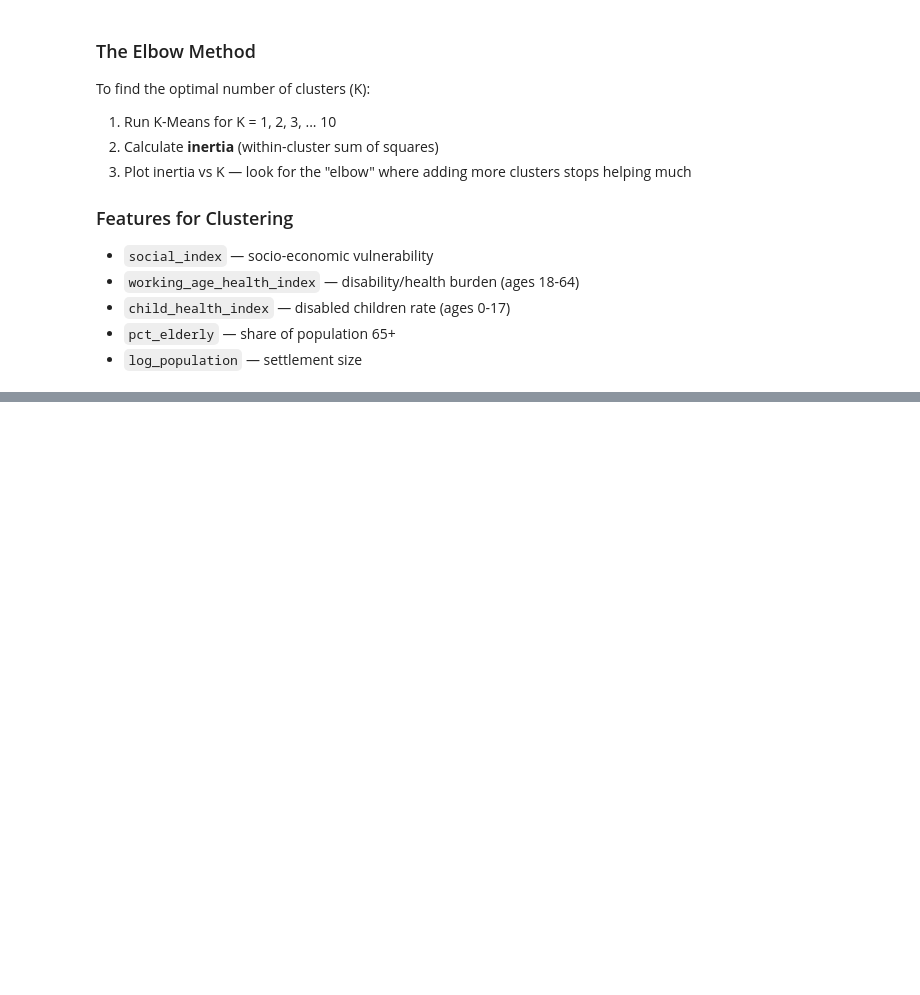
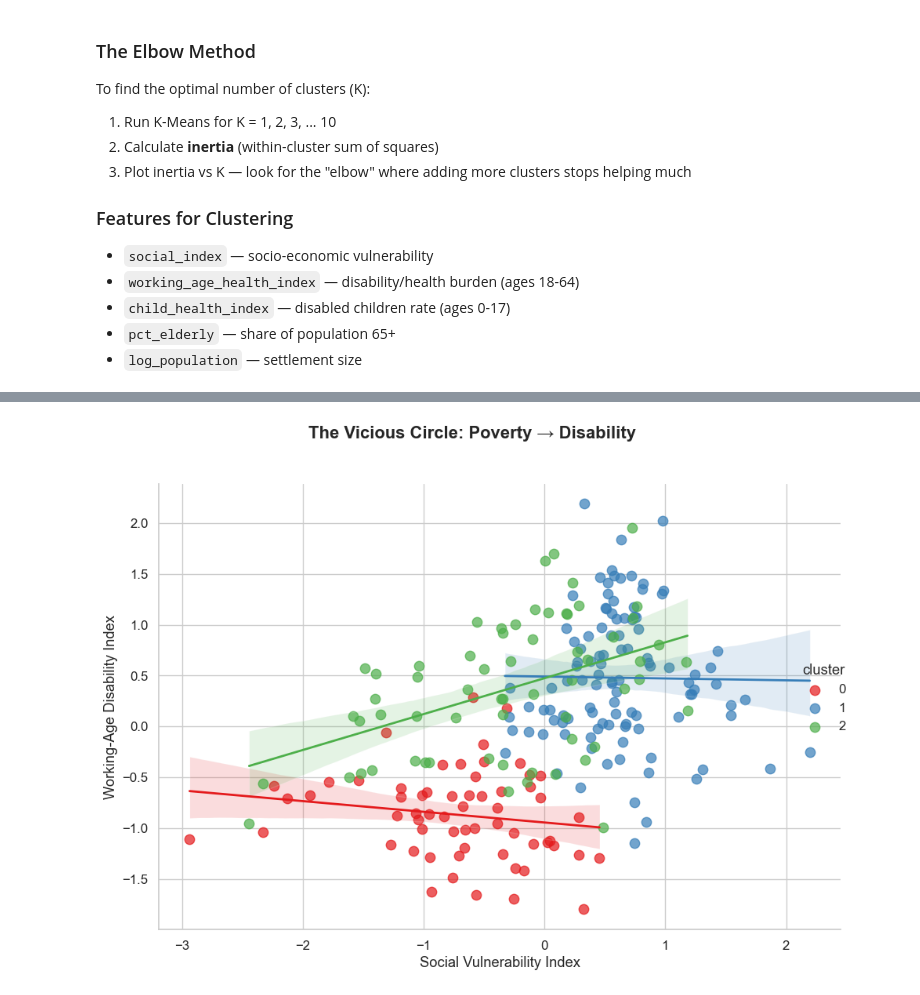
Before and after one commit to TovTechOrg/research-vicious-circle, a Jupyter notebook: vicious_circle_clustering.ipynb, the cells around one changed output, grey strips where cells are left out. Cells and saved outputs as stored; diff of their text form; code cells hidden in the pictures; blank space fills up the shorter version.

```diff
--- a/vicious_circle_clustering.ipynb
+++ b/vicious_circle_clustering.ipynb
@@ -495,21 +467,21 @@ fig_heatmap.show()
 # %%
-# --- 2.2 Main Relationship: Social vs Working-Age Health ---
+# === MAIN RELATIONSHIP: Social vs Working-Age Health ===
 
-fig_main = px.scatter(
-    df_work,
+g = sns.lmplot(
+    data=df_work,
     x="social_index",
     y="working_age_health_index",
-    color=df_work["cluster"].astype(str),
-    size="total_population",
-    hover_name="settlement_name",
-    trendline="ols",
-    labels={
-        "social_index": "Social Vulnerability Index",
-        "working_age_health_index": "Working-Age Disability Index"
-    },
-    title="The Vicious Circle: Poverty → Disability (r=0.449)"
+    hue="cluster",
+    palette="Set1",
+    height=7,
+    aspect=1.3,
+    scatter_kws={"s": 80, "alpha": 0.7},
+    line_kws={"linewidth": 2}
 )
-
-fig_main.update_layout(width=1000, height=700)
-fig_main.show()
+g.set_axis_labels("Social Vulnerability Index", "Working-Age Disability Index")
+g.figure.suptitle("The Vicious Circle: Poverty → Disability", fontweight='bold', y=1.02)
+plt.tight_layout()
+plt.show()
+# %% [output]
+[figure, added]
 # %%
```
Also changed, not shown: parts of 11 cells of this notebook.
